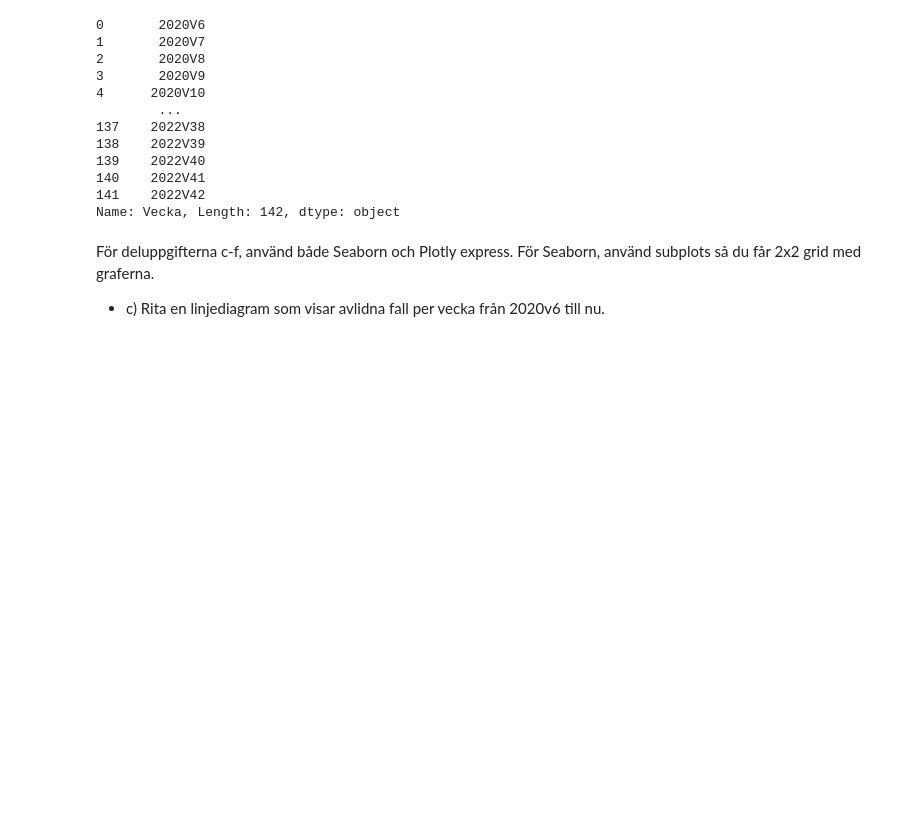
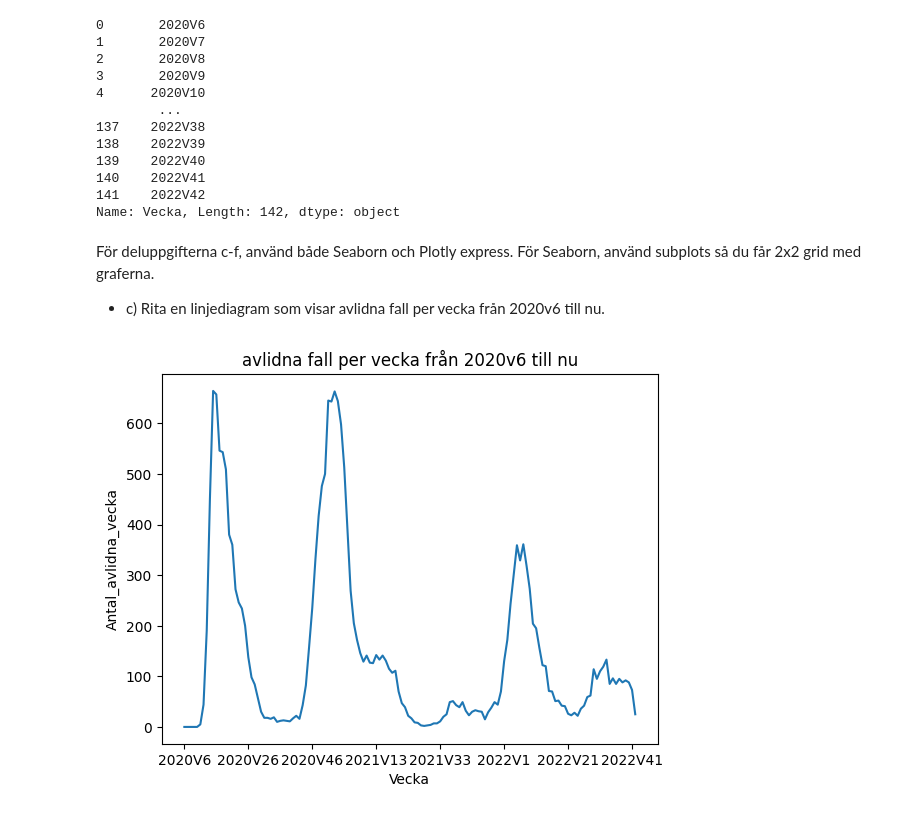
Before and after one commit to VineelaNedunuri/Databehandling-Vineela-Nedunuri, a Jupyter notebook: Labb/Covid19.ipynb, the cells around one changed output. Saved outputs shown, nothing was run; the diff lists cells and outputs as text; code cells hidden in the pictures; blank space fills up the shorter version.

```diff
--- a/Labb/Covid19.ipynb
+++ b/Labb/Covid19.ipynb
@@ -158,3 +158,12 @@ Name: Vecka, Length: 142, dtype: object
 För deluppgifterna c-f, använd både Seaborn och Plotly express. För Seaborn, använd subplots så du får
 2x2 grid med graferna.
 - c) Rita en linjediagram som visar avlidna fall per vecka från 2020v6 till nu.
+# %%
+# använd Seaborn
+ax = plt.axes()
+
+sns.lineplot(data= df, x="Vecka", y="Antal_avlidna_vecka", ax = ax)
+ax.set(title = "avlidna fall per vecka från 2020v6 till nu")
+ax.xaxis.set_major_locator(plt.MaxNLocator(10))
+# %% [output]
+[figure, added]
```
Also changed, not shown: parts of 7 cells of this notebook.
